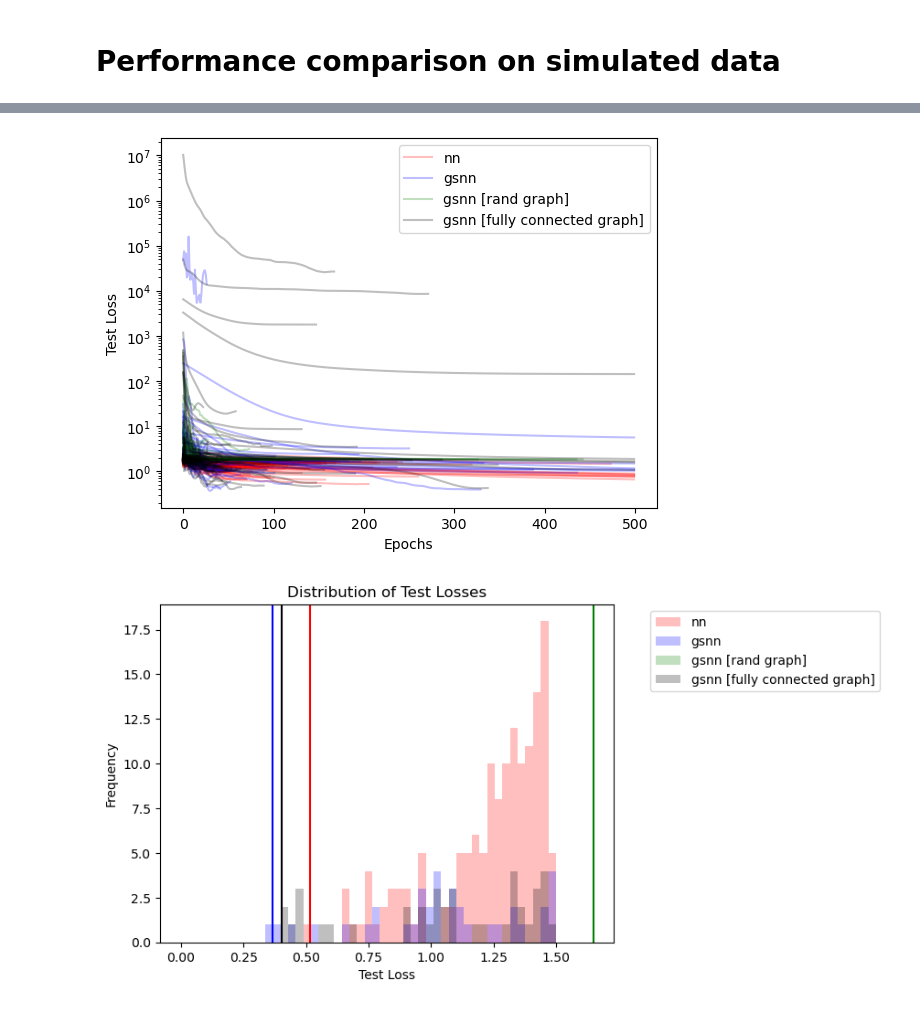
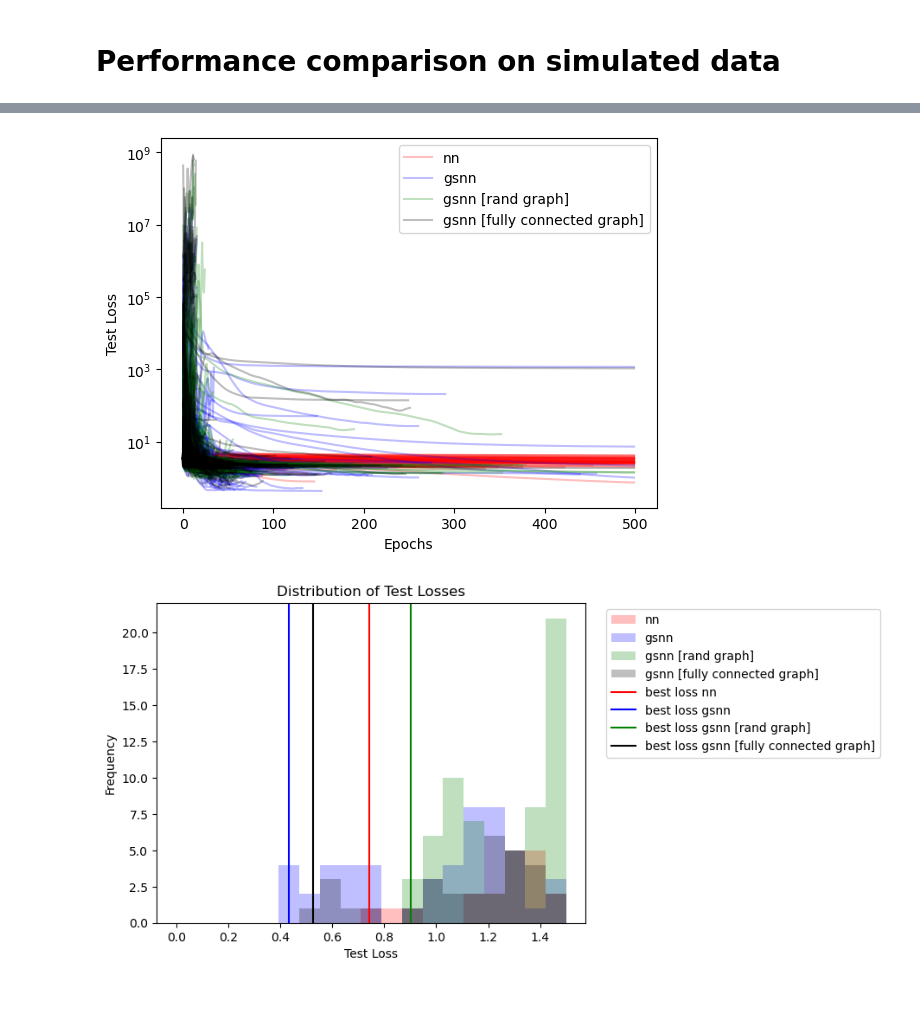
Before and after one commit to nathanieljevans/GSNN, a Jupyter notebook: docs/tutorials/03_comparison.ipynb, the cells around one changed output, grey strips where cells are left out. Saved outputs shown, nothing was run; the diff lists cells and outputs as text; code cells hidden in the pictures.

```diff
--- a/docs/tutorials/03_comparison.ipynb
+++ b/docs/tutorials/03_comparison.ipynb
@@ -86,20 +86,21 @@ def run_search(model, model_params, training_params, x_train, y_train, x_test, y
 # %%
 device = 'cuda' if torch.cuda.is_available() else 'cpu'
 # %%
-iters = 100
+iters = 250
 
 gsnn_search_space = {'channels':np.arange(2, 40).tolist(),
                 'layers':[2,3,4],
                 'share_layers':[True, False],
                 'add_function_self_edges':[True, False],
                 'norm':['none', 'layer', 'batch', 'softmax'],
+                'norm_first':[True, False],
                 'init':['xavier', 'kaiming', 'lecun', 'normal'],
                 'bias':[True, False],
                 'dropout':[0, 0.1],
                 'residual':[True, False]}
 
-gsnn_training_params = {'lr': [1e-1, 1e-2, 1e-3],
-                        'max_epochs':[250],
+gsnn_training_params = {'lr': [5e-1, 1e-2, 5e-3],
+                        'max_epochs':[100],
                         'device':[device],
                         'weight_decay':[0, 1e-2, 1e-4, 1e-6]}
 # %%
@@ -154,14 +158,14 @@ progress: 99/100
 nn_model_params = {'in_channels':[x_train.size(1)],
                 'out_channels':[y_train.size(1)],
                 'hidden_channels':[10,20,40,80,120],
-                'layers':[1,2],
-                'norm':[torch.nn.BatchNorm1d, None],
+                'layers':[1,2,3],
+                'norm':[torch.nn.BatchNorm1d, torch.nn.LayerNorm, None],
                 'dropout':[0, 0.1, 0.25]}
 
-nn_training_params = {'lr': [1e-2, 1e-3],
-                      'max_epochs':[250],
+nn_training_params = {'lr': [1e-2, 1e-3, 1e-4],
+                      'max_epochs':[100],
                         'device':[device],
-                        'weight_decay':[0, 1e-3, 1e-5]}
+                        'weight_decay':[0, 1e-2, 1e-4, 1e-6]}
 
 res_nn, losses_nn = run_search(NN, nn_model_params, nn_training_params, x_train, y_train, x_test, y_test, device, iters=iters)
 # %% [output]
@@ -213,31 +217,31 @@ plt.legend()
 plt.yscale('log')
 plt.show()
 # %% [output]
-[figure, old version]
+[figure, new version]
 # %%
-bins = np.linspace(0.,1.5,50)
+bins = np.linspace(0.,1.5,20)
 
 plt.figure()
 plt.hist([min(loss) for loss in losses_nn], label='nn', alpha=0.25, color='r', bins=bins)
 plt.hist([min(loss) for loss in test_losses_gsnn], label='gsnn', alpha=0.25, color='b', bins=bins)
 plt.hist([min(loss) for loss in test_losses_gsnn_rand], label='gsnn [rand graph]', alpha=0.25, color='g', bins=bins)
 plt.hist([min(loss) for loss in test_losses_gsnn_full], label='gsnn [fully connected graph]', alpha=0.25, color='k', bins=bins)
 
-plt.axvline(np.nanmin([min(loss) for loss in losses_nn]),  color='r')
-plt.axvline(np.nanmin([min(loss) for loss in test_losses_gsnn]),  color='b')
-plt.axvline(np.nanmin([min(loss) for loss in test_losses_gsnn_rand]),  color='g')
-plt.axvline(np.nanmin([min(loss) for loss in test_losses_gsnn_full]), color='k')
+plt.axvline(np.nanmin([min(loss) for loss in losses_nn]),  color='r', label='best loss nn')
+plt.axvline(np.nanmin([min(loss) for loss in test_losses_gsnn]),  color='b', label='best loss gsnn')
+plt.axvline(np.nanmin([min(loss) for loss in test_losses_gsnn_rand]),  color='g', label='best loss gsnn [rand graph]')
+plt.axvline(np.nanmin([min(loss) for loss in test_losses_gsnn_full]), color='k', label='best loss gsnn [fully connected graph]')
 
 plt.xlabel('Test Loss')
 plt.ylabel('Frequency')
 plt.title('Distribution of Test Losses')
 
 # place legend outside
-plt.legend(loc='upper right', bbox_to_anchor=(1.6, 1))
+plt.legend(loc='upper right', bbox_to_anchor=(1.7, 1))
 
 plt.show()
 # %% [output]
-[figure, old version]
+[figure, new version]
 # %%
 # best gsnn hyper params
 res_gsnn.sort_values(by='best_loss', ascending=True).head(10)
```
Also changed, not shown: parts of 19 cells of this notebook, 14 other files.
